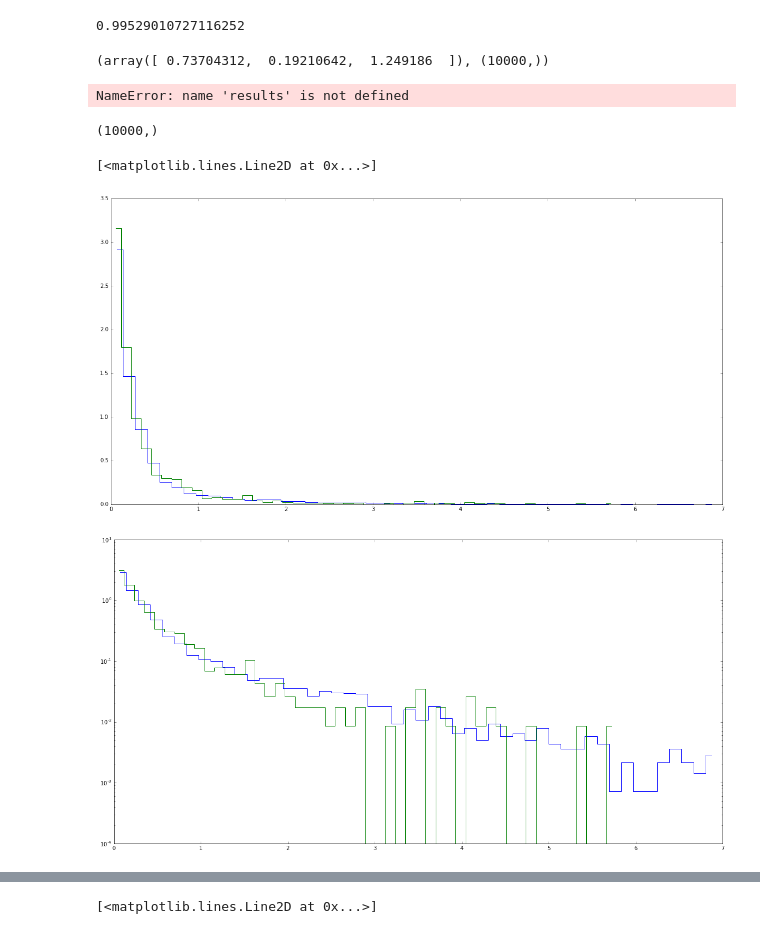
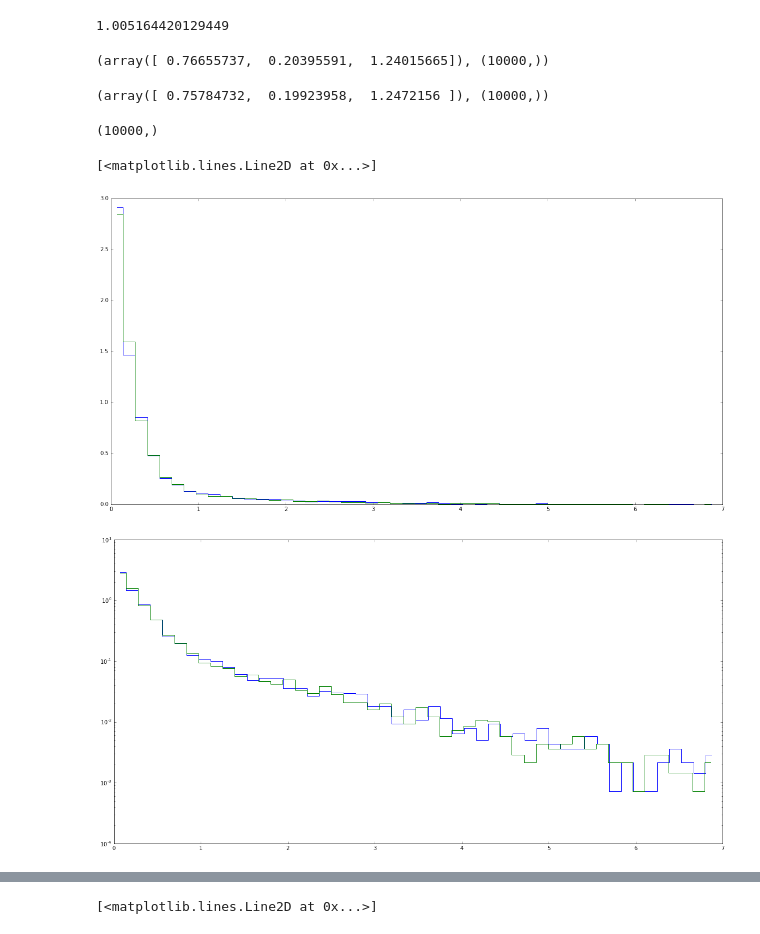
Before and after one commit to calumhrmurray/NumRep, a Jupyter notebook: max_likelihood/two_component_decay.ipynb, the cells around one changed output, grey strips where cells are left out. Saved outputs shown, nothing was run; the diff lists cells and outputs as text; code cells hidden in the pictures.

```diff
--- a/max_likelihood/two_component_decay.ipynb
+++ b/max_likelihood/two_component_decay.ipynb
@@ -9,7 +9,7 @@ def nll(theta,t):
     f,tau1,tau2 = theta
     return -np.sum(np.log(f*(1/tau1)*np.exp(-t/tau1)+(1-f)*(1/tau2)*np.exp(-t/tau2)))
 
-class muon_distribution:
+class tcdecay_distribution:
 
     # constructors
     def __init__(self, f, tau1, tau2):
@@ -57,34 +57,31 @@ class muon_distribution:
 
     # performs an observation by taking n_muons random values
     # of the distribution
-    def observation(self,n_muons=10000):
+    def observation(self,n_muons=10000,method='TNC'):
         results = []
         for i in range(0,n_muons):
             results.append(self.random_val())
 
-        mle_estimates = optimize.minimize(self.nll, [self.f, self.tau1, self.tau2], args=(np.array(results)),method='TNC')
+        mle_estimates = optimize.minimize(self.nll, [self.f, self.tau1, self.tau2], args=(np.array(results)),method=method)
         params = mle_estimates['x']
         # return (parameters_estimates, results)
         return params, np.array(results)
 # %%
-test = muon_distribution(0.74849409,  0.1978367 ,  1.30720393)
+test = tcdecay_distribution(0.74849409,  0.1978367 ,  1.30720393)
 # %%
 test.numeric_integral(0,10)
 # %% [output]
-0.99529010727116252
+1.005164420129449
 # %%
 val, result = test.observation()
 val,result.shape
 # %% [output]
-(array([ 0.73704312,  0.19210642,  1.249186  ]), (10000,))
+(array([ 0.76655737,  0.20395591,  1.24015665]), (10000,))
-# %%
-n, bins = np.histogram(results, bins=100, normed=True)
-
-plt.figure(figsize=(20,10))
-step = (bins[1]-bins[0])/2
-plt.plot(bins[1:]-step,n)
-# %% [output]
-NameError: name 'results' is not defined
+# %%
+val, result = test.observation(method='Nelder-mead')
+val,result.shape
+# %% [output]
+(array([ 0.75784732,  0.19923958,  1.2472156 ]), (10000,))
 # %%
 data = np.loadtxt('DecayTimesData.txt')
 data.shape
@@ -97,26 +94,26 @@ plt.figure(figsize=(20,10))
 plt.plot(bins[1:]-step/2,f,drawstyle='steps-mid')
 step
 
-n, bins = np.histogram(results, bins=50, normed=True)
+n, bins = np.histogram(result, bins=50, normed=True)
 
 step = (bins[1]-bins[0])/2
 plt.plot(bins[1:]-step,n,drawstyle='steps-mid')
 # %% [output]
 [<matplotlib.lines.Line2D at 0x...>]
-[figure, old version]
+[figure, new version]
 # %%
 f,bins = np.histogram(data,bins=50,normed=True)
 step = bins[1]-bins[0]
 plt.figure(figsize=(20,10))
 plt.plot(bins[1:]-step/2,f,drawstyle='steps-mid')
 step
 
-n, bins = np.histogram(results, bins=50, normed=True)
+n, bins = np.histogram(result, bins=50, normed=True)
 
 step = (bins[1]-bins[0])/2
 plt.plot(bins[1:]-step,n,drawstyle='steps-mid')
 
 plt.yscale('log')
 # %% [output]
-[figure, old version]
+[figure, new version]
 # %%
```
Also changed, not shown: parts of 4 cells of this notebook, 6 other files.
